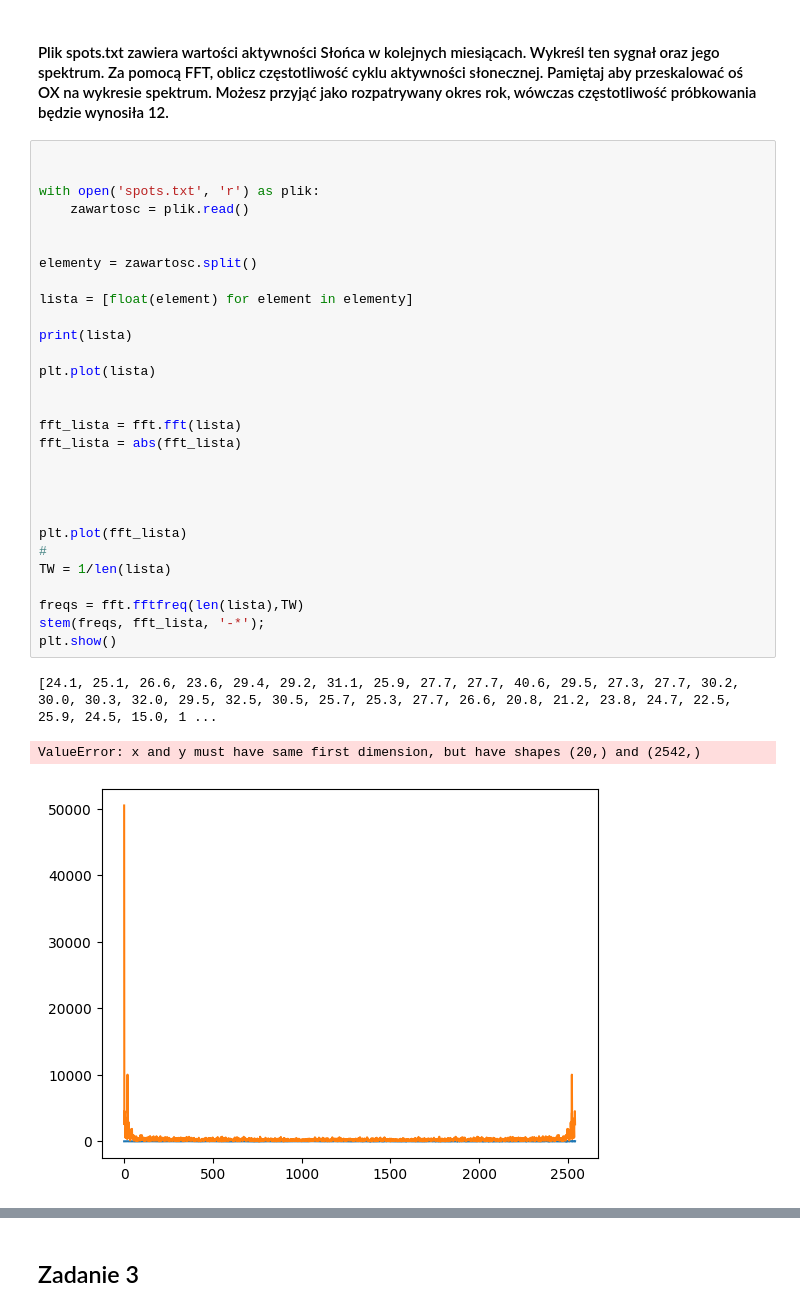
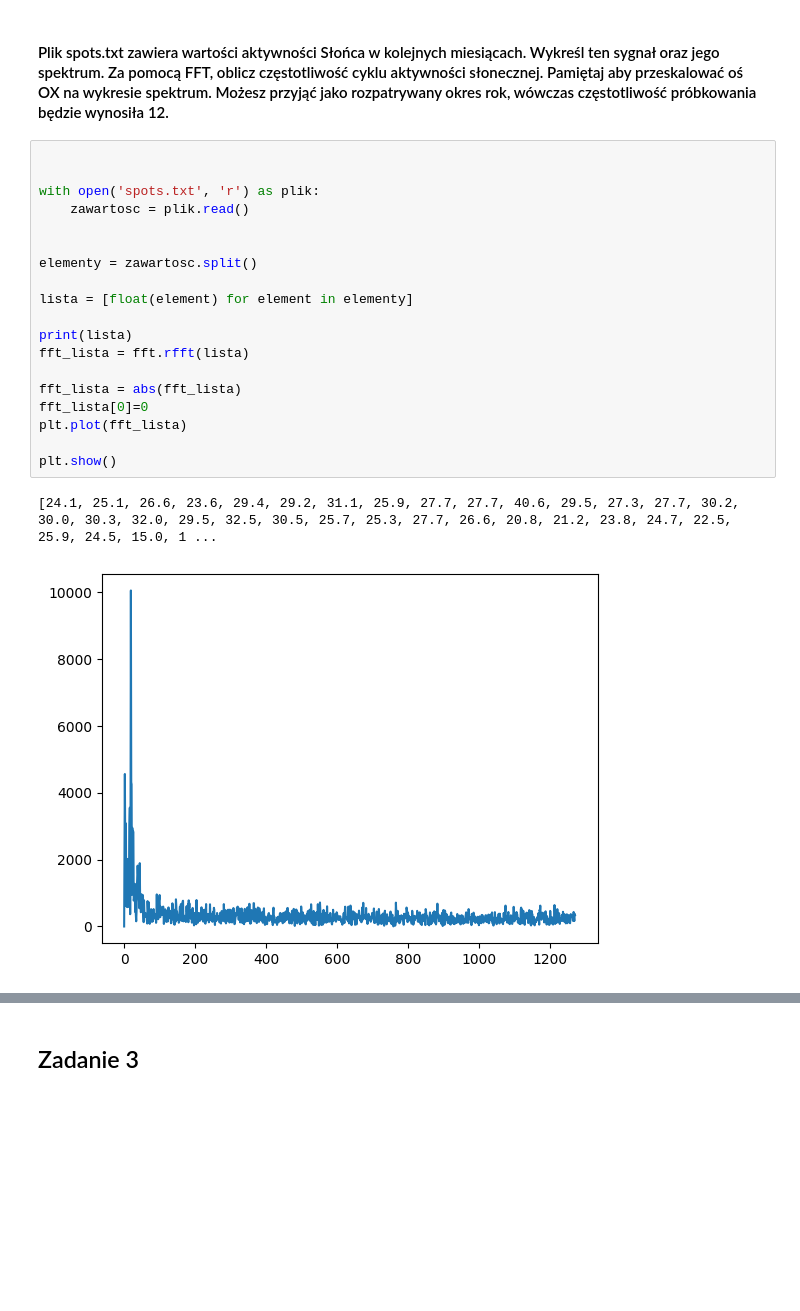
Before and after one commit to AleksandraGorska02/kck, a Jupyter notebook: zadanie_3_zajecia/signals.ipynb, the cells around one changed output, grey strips where cells are left out. Drawn from its saved outputs; the diff is of its cells as text; blank space fills up the shorter version.

```diff
--- a/zadanie_3_zajecia/signals.ipynb
+++ b/zadanie_3_zajecia/signals.ipynb
@@ -154,33 +156,22 @@ interactive(children=(IntSlider(value=1, description='A', max=20), IntSlider(val
 # %%
 
 
 with open('spots.txt', 'r') as plik:
     zawartosc = plik.read()
 
 
 elementy = zawartosc.split()
 
 lista = [float(element) for element in elementy]
 
 print(lista)
+fft_lista = fft.rfft(lista)
 
-plt.plot(lista)
+fft_lista = abs(fft_lista)
+fft_lista[0]=0
+plt.plot(fft_lista)
 
-
-fft_lista = fft.fft(lista)
-fft_lista = abs(fft_lista)
-
-
-
-
-plt.plot(fft_lista)
-#
-TW = 1/len(lista)
-
-freqs = fft.fftfreq(len(lista),TW)
-stem(freqs, fft_lista, '-*');
 plt.show()
 # %% [output]
 [24.1, 25.1, 26.6, 23.6, 29.4, 29.2, 31.1, 25.9, 27.7, 27.7, 40.6, 29.5, 27.3, 27.7, 30.2, 30.0, 30.3, 32.0, 29.5, 32.5, 30.5, 25.7, 25.3, 27.7, 26.6, 20.8, 21.2, 23.8, 24.7, 22.5, 25.9, 24.5, 15.0, 1 ...
-ValueError: x and y must have same first dimension, but have shapes (20,) and (2542,)
-[figure, old version]
+[figure, new version]
```
Also changed, not shown: parts of 3 cells of this notebook.
